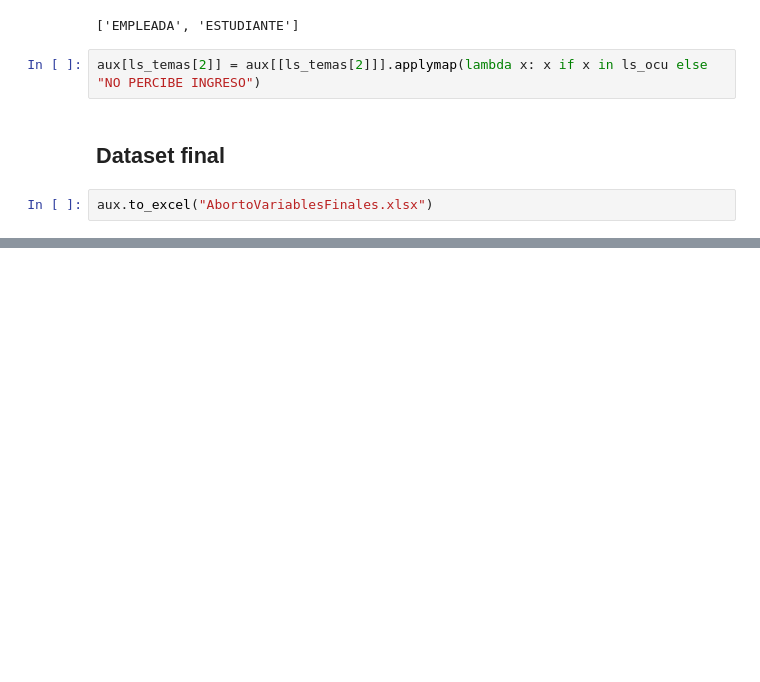
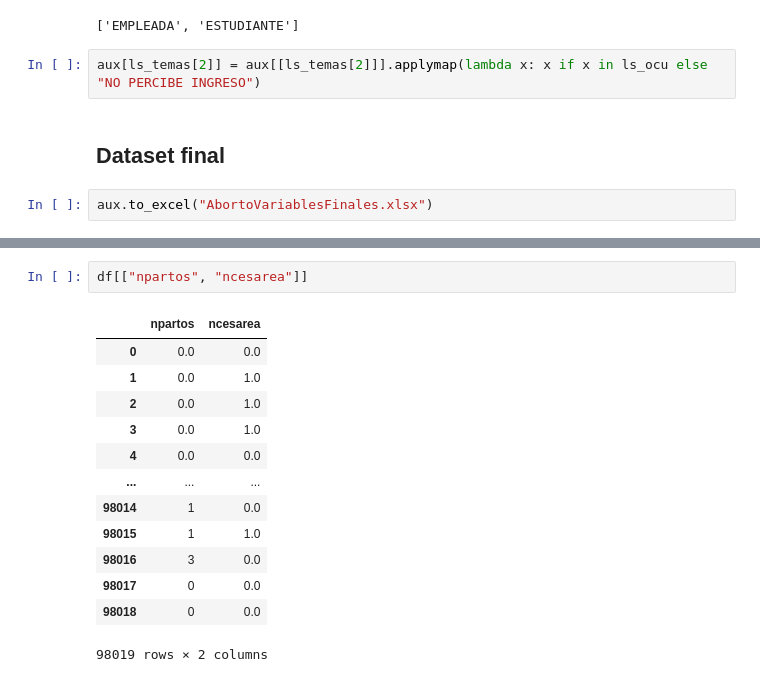
Before and after one commit to bluterplay/7moSemestre, a Jupyter notebook: MineriaDatos/KPI's.ipynb, the cells around one changed output, grey strips where cells are left out. Cells and saved outputs as stored; diff of their text form; blank space fills up the shorter version.

```diff
--- a/MineriaDatos/KPI's.ipynb
+++ b/MineriaDatos/KPI's.ipynb
@@ -262,0 +301,16 @@ aux.to_excel("AbortoVariablesFinales.xlsx")
+# %%
+df[["npartos", "ncesarea"]]
+# %% [output]
+|  | npartos | ncesarea |
+| 0 | 0.0 | 0.0 |
+| 1 | 0.0 | 1.0 |
+| 2 | 0.0 | 1.0 |
+| 3 | 0.0 | 1.0 |
+| 4 | 0.0 | 0.0 |
+| ... | ... | ... |
+| 98014 | 1 | 0.0 |
+| 98015 | 1 | 1.0 |
+| 98016 | 3 | 0.0 |
+| 98017 | 0 | 0.0 |
+| 98018 | 0 | 0.0 |
+98019 rows × 2 columns
```
Also changed, not shown: parts of 32 cells of this notebook, 17 other files.
